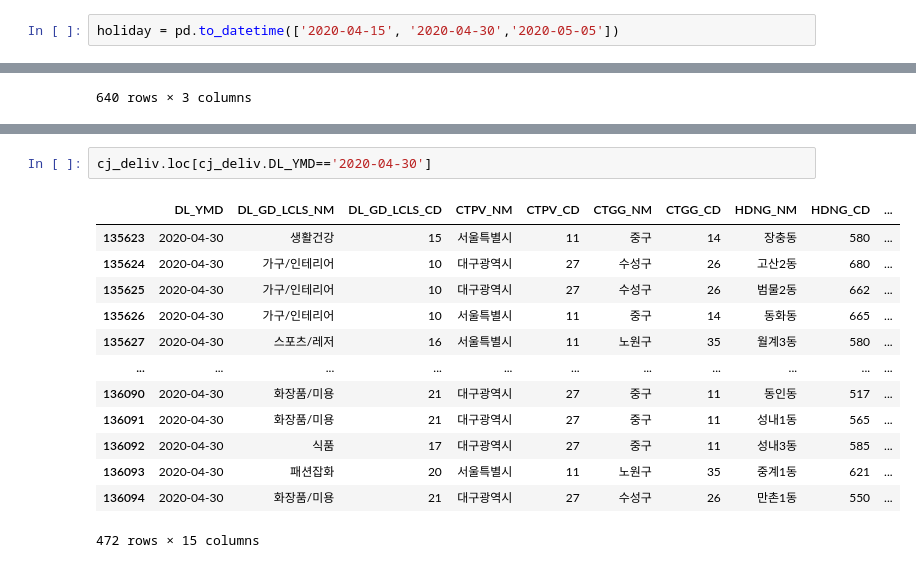
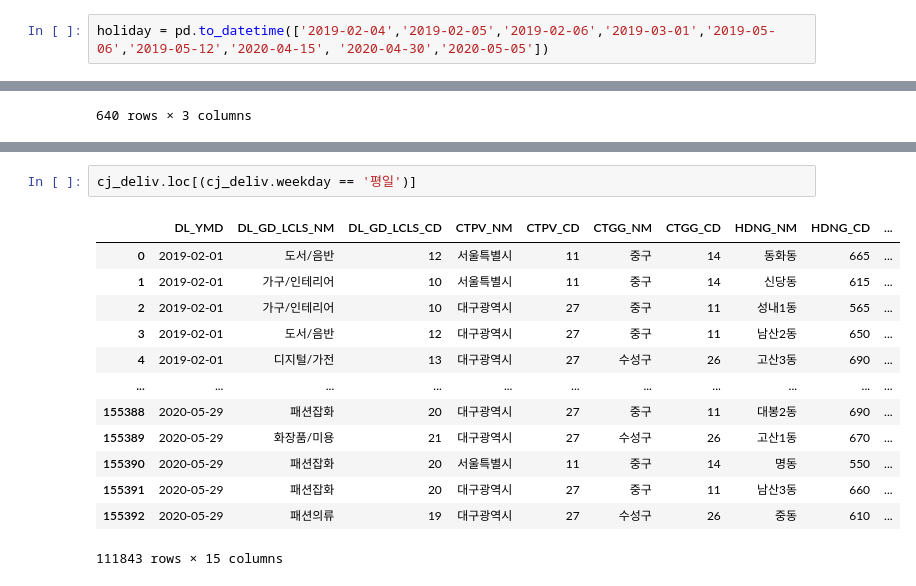
Before and after one commit to minkithub/bigcon2020, a Jupyter notebook: Jaewon/물류.ipynb, the cells around one changed output, grey strips where cells are left out. Drawn from its saved outputs; the diff is of its cells as text.

```diff
--- a/Jaewon/물류.ipynb
+++ b/Jaewon/물류.ipynb
@@ -59,2 +55,2 @@ holiday_list
 # %%
-holiday = pd.to_datetime(['2020-04-15', '2020-04-30','2020-05-05'])
+holiday = pd.to_datetime(['2019-02-04','2019-02-05','2019-02-06','2019-03-01','2019-05-06','2019-05-12','2020-04-15', '2020-04-30','2020-05-05'])
@@ -239,16 +536,16 @@ cj_deliv.loc[(cj_deliv.weekday == '평일') & (cj_deliv.year==2020) & (cj_deliv.
 # %%
-cj_deliv.loc[cj_deliv.DL_YMD=='2020-04-30']
+cj_deliv.loc[(cj_deliv.weekday == '평일')]
 # %% [output]
 |  | DL_YMD | DL_GD_LCLS_NM | DL_GD_LCLS_CD | CTPV_NM | CTPV_CD | CTGG_NM | CTGG_CD | HDNG_NM | HDNG_CD | ... |
-| 135623 | 2020-04-30 | 생활건강 | 15 | 서울특별시 | 11 | 중구 | 14 | 장충동 | 580 | ... |
-| 135624 | 2020-04-30 | 가구/인테리어 | 10 | 대구광역시 | 27 | 수성구 | 26 | 고산2동 | 680 | ... |
-| 135625 | 2020-04-30 | 가구/인테리어 | 10 | 대구광역시 | 27 | 수성구 | 26 | 범물2동 | 662 | ... |
-| 135626 | 2020-04-30 | 가구/인테리어 | 10 | 서울특별시 | 11 | 중구 | 14 | 동화동 | 665 | ... |
-| 135627 | 2020-04-30 | 스포츠/레저 | 16 | 서울특별시 | 11 | 노원구 | 35 | 월계3동 | 580 | ... |
+| 0 | 2019-02-01 | 도서/음반 | 12 | 서울특별시 | 11 | 중구 | 14 | 동화동 | 665 | ... |
+| 1 | 2019-02-01 | 가구/인테리어 | 10 | 서울특별시 | 11 | 중구 | 14 | 신당동 | 615 | ... |
+| 2 | 2019-02-01 | 가구/인테리어 | 10 | 대구광역시 | 27 | 중구 | 11 | 성내1동 | 565 | ... |
+| 3 | 2019-02-01 | 도서/음반 | 12 | 대구광역시 | 27 | 중구 | 11 | 남산2동 | 650 | ... |
+| 4 | 2019-02-01 | 디지털/가전 | 13 | 대구광역시 | 27 | 수성구 | 26 | 고산3동 | 690 | ... |
 | ... | ... | ... | ... | ... | ... | ... | ... | ... | ... | ... |
-| 136090 | 2020-04-30 | 화장품/미용 | 21 | 대구광역시 | 27 | 중구 | 11 | 동인동 | 517 | ... |
-| 136091 | 2020-04-30 | 화장품/미용 | 21 | 대구광역시 | 27 | 중구 | 11 | 성내1동 | 565 | ... |
-| 136092 | 2020-04-30 | 식품 | 17 | 대구광역시 | 27 | 중구 | 11 | 성내3동 | 585 | ... |
-| 136093 | 2020-04-30 | 패션잡화 | 20 | 서울특별시 | 11 | 노원구 | 35 | 중계1동 | 621 | ... |
-| 136094 | 2020-04-30 | 화장품/미용 | 21 | 대구광역시 | 27 | 수성구 | 26 | 만촌1동 | 550 | ... |
+| 155388 | 2020-05-29 | 패션잡화 | 20 | 대구광역시 | 27 | 중구 | 11 | 대봉2동 | 690 | ... |
+| 155389 | 2020-05-29 | 화장품/미용 | 21 | 대구광역시 | 27 | 수성구 | 26 | 고산1동 | 670 | ... |
+| 155390 | 2020-05-29 | 패션잡화 | 20 | 서울특별시 | 11 | 중구 | 14 | 명동 | 550 | ... |
+| 155391 | 2020-05-29 | 패션잡화 | 20 | 대구광역시 | 27 | 중구 | 11 | 남산3동 | 660 | ... |
+| 155392 | 2020-05-29 | 패션의류 | 19 | 대구광역시 | 27 | 수성구 | 26 | 중동 | 610 | ... |
-472 rows × 15 columns
+111843 rows × 15 columns
```
Also changed, not shown: parts of 45 cells of this notebook, 4 other files.
